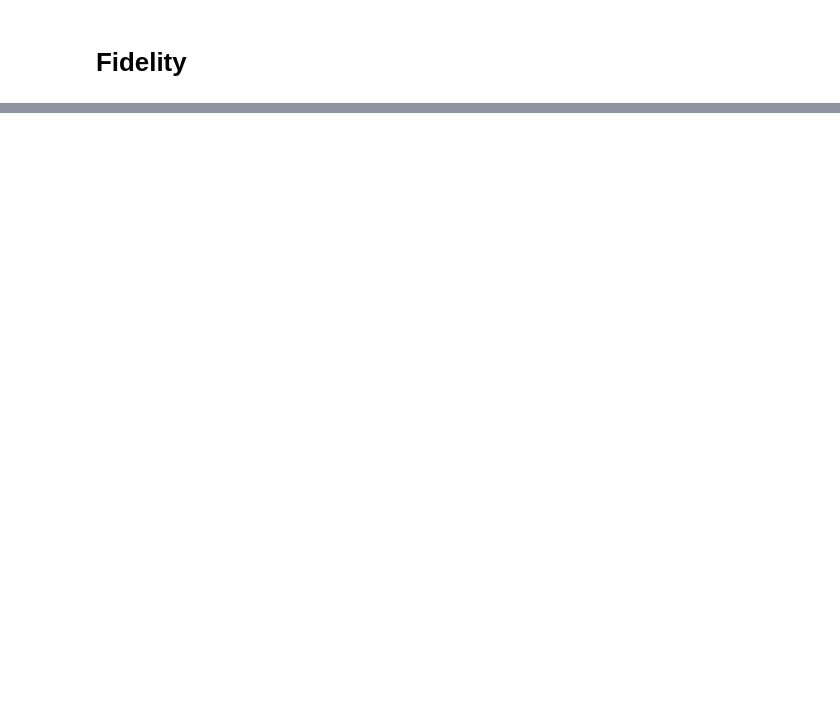
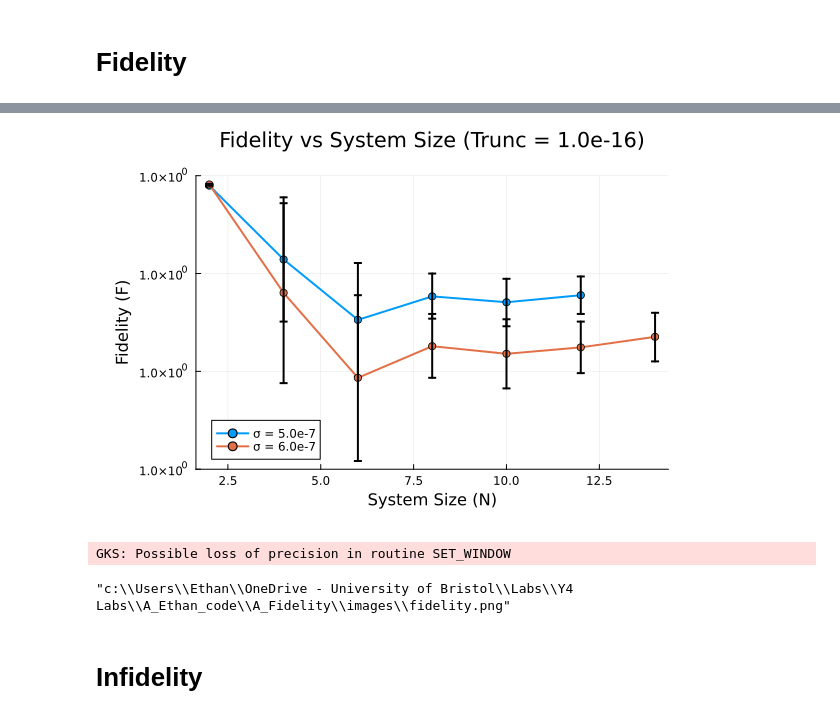
Before and after one commit to JuicerOfApples/FYRP, a Jupyter notebook: A_Fidelity/fid_analysis.ipynb, the cells around one changed output, grey strips where cells are left out. Saved outputs shown, nothing was run; the diff lists cells and outputs as text; code cells hidden in the pictures; blank space fills up the shorter version.

```diff
--- a/A_Fidelity/fid_analysis.ipynb
+++ b/A_Fidelity/fid_analysis.ipynb
@@ -211,0 +121,49 @@ display(p_infid)
+# %%
+target_sigmas = [5e-7, 6e-7]
+target_trunc = 1e-16
+
+p_fid = plot(
+    title = "Fidelity vs System Size (Trunc = $target_trunc)",
+    xlabel = "System Size (N)",
+    ylabel = "Fidelity (F)",
+    legend = :bottomleft,  # Moved to bottom left so it doesn't cover data near F=1
+    margin = 5Plots.mm,
+    grid = true
+)
+
+for σ in target_sigmas
+    if haskey(all_data, target_trunc) && haskey(all_data[target_trunc], σ)
+        data = all_data[target_trunc][σ]
+
+        N_full = data["N_range"]
+        # We use the bond dimension > 0 as a universal mask for "completed runs"
+        mask = data["avg_arr"] .> 0
+
+        N_vals = N_full[mask]
+        fid_avg = data["fid_avg"][mask]
+        fid_err_full = data["fid_err"]
+
+        if σ == 0.0
+            err_bars = nothing
+        else
+            err_bars = fid_err_full[mask]
+        end
+
+        plot!(p_fid, N_vals, fid_avg,
+            yerror = err_bars,
+            label = "σ = $(σ)",
+            marker = :circle,
+            linewidth = 2)
+    else
+        println("Warning: Data not found for Trunc = $target_trunc, σ = $σ")
+    end
+end
+
+display(p_fid)
+savefig(p_fid, joinpath("images", "fidelity.png"))
+# %% [output]
+[figure, added]
+GKS: Possible loss of precision in routine SET_WINDOW
+"c:\\Users\\Ethan\\OneDrive - University of Bristol\\Labs\\Y4 Labs\\A_Ethan_code\\A_Fidelity\\images\\fidelity.png"
+# %% [markdown]
+# Infidelity
```
Also changed, not shown: parts of 6 cells of this notebook, 21 other files.
